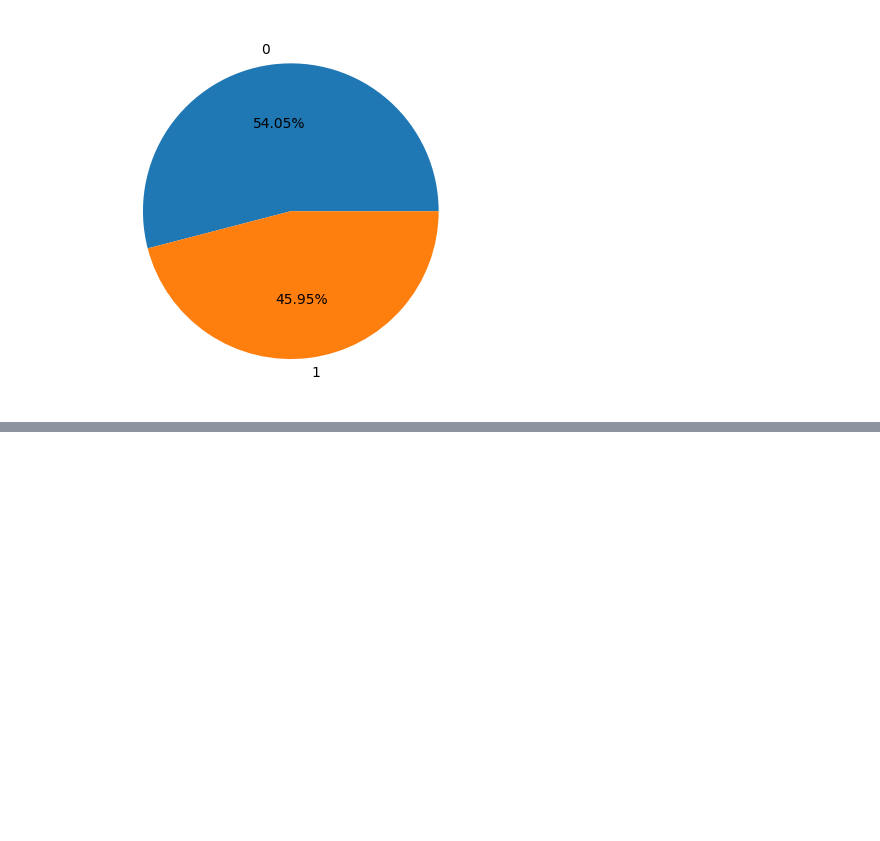
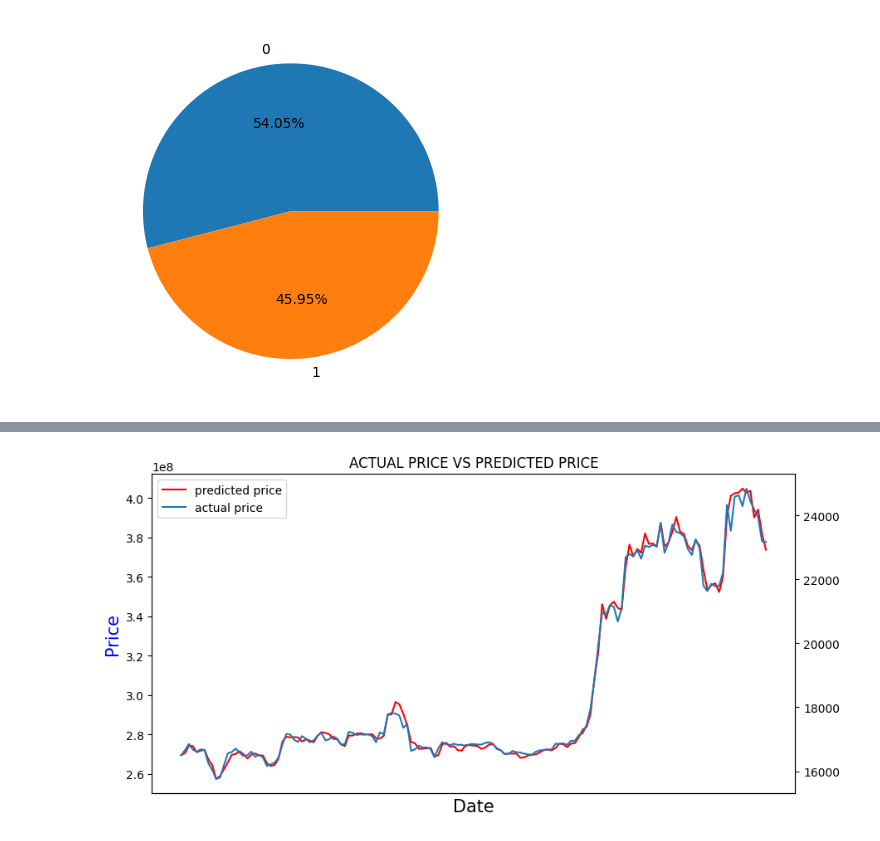
Before and after one commit to hristo-darlyanov/CryptoTradingMLPredictor, a Jupyter notebook: main.ipynb, the cells around one changed output, grey strips where cells are left out. Saved outputs shown, nothing was run; the diff lists cells and outputs as text; code cells hidden in the pictures; blank space fills up the shorter version.

```diff
--- a/main.ipynb
+++ b/main.ipynb
@@ -228,0 +244,19 @@ metrics.ConfusionMatrixDisplay.from_estimator(models[0], X_train, Y_train)
+# %%
+fig, ax = plt.subplots(figsize=[10, 5])
+lns1 = ax.plot(df_for_comparison['date'], regr.predict(features_for_comparison), color='r', label = 'predicted price')
+
+plt.xticks([])
+ax2 = ax.twinx()
+lns2 = ax2.plot(df_for_comparison['date'], df_for_comparison['close'], label = 'actual price')
+
+lns = lns1 + lns2
+labs = [l.get_label() for l in lns]
+ax.legend(lns, labs, loc=0)
+
+ax.set_xlabel('Date', fontsize=15)
+ax.set_ylabel('Price',  color='blue', fontsize=15)
+
+plt.title("ACTUAL PRICE VS PREDICTED PRICE")
+plt.show()
+# %% [output]
+[figure, added]
```
Also changed, not shown: parts of 15 cells of this notebook.
